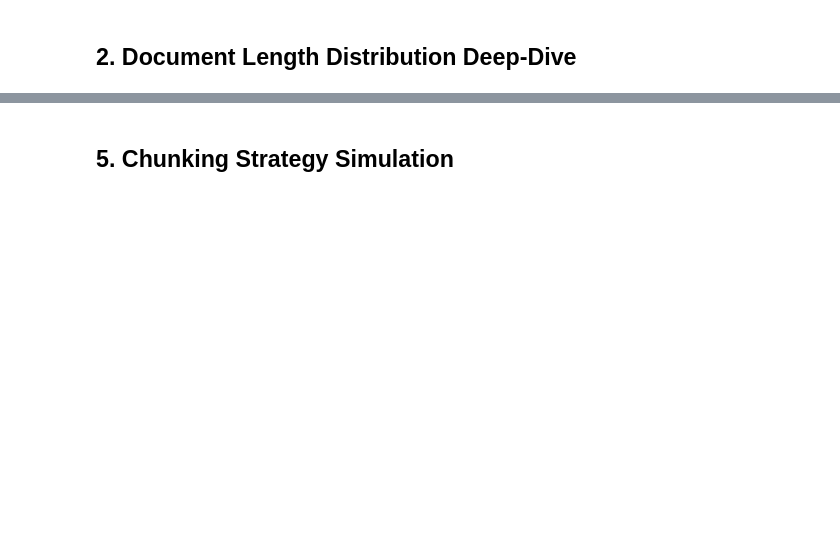
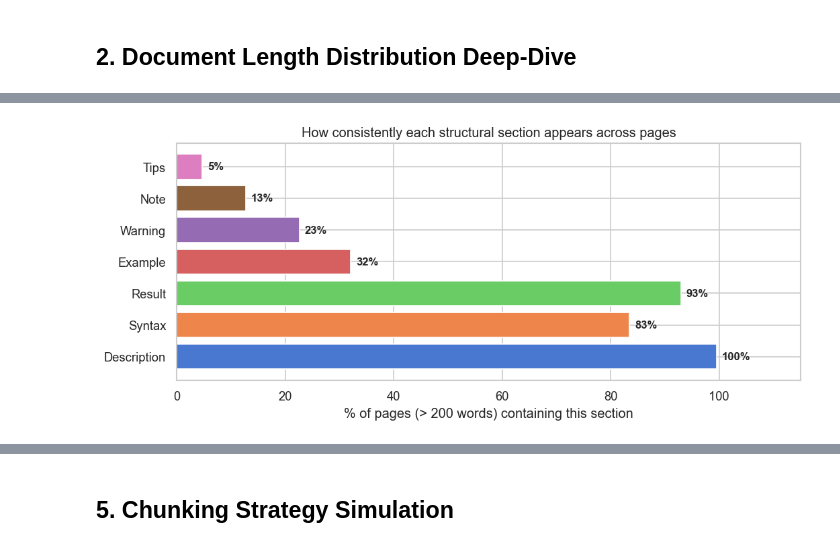
Before and after one commit to adrianmarino19/pql-agent, a Jupyter notebook: notebooks/chunking_analysis.ipynb, the cells around one changed output, grey strips where cells are left out. Drawn from its saved outputs; the diff is of its cells as text; code cells hidden in the pictures; blank space fills up the shorter version.

```diff
--- a/notebooks/chunking_analysis.ipynb
+++ b/notebooks/chunking_analysis.ipynb
@@ -199,24 +200,0 @@ plt.show()
-# %%
-# Average tokens between H2 headers (mean section length)
-def avg_section_tokens(row):
-    text = row['full_content']
-    if not isinstance(text, str) or row['h2_count'] == 0:
-        return np.nan
-    sections = re.split(r'^## ', text, flags=re.MULTILINE)
-    token_counts = [len(enc.encode(s)) for s in sections if s.strip()]
-    return np.mean(token_counts) if token_counts else np.nan
-
-df['avg_section_tokens'] = df.apply(avg_section_tokens, axis=1)
-
-fig, ax = plt.subplots(figsize=(8, 4))
-valid = df['avg_section_tokens'].dropna()
-sns.histplot(valid, bins=30, ax=ax, kde=True)
-for size, color in zip([256, 512, 1024], ['red', 'orange', 'green']):
-    ax.axvline(size, color=color, linestyle='--', label=f'{size} tokens')
-ax.set_xlabel('Avg tokens per H2 section')
-ax.set_ylabel('# Documents')
-ax.set_title(f'Avg Section Length (H2-split) — {len(valid)} docs with H2 headers')
-ax.legend()
-plt.tight_layout()
-plt.show()
-print(f'Mean avg section: {valid.mean():.0f} tokens | Median: {valid.median():.0f} tokens')
@@ -278,0 +265,23 @@ print(df.groupby('content_type')['token_count'].describe().round(0))
+# %%
+# ── 3.2  Section presence bar chart ─────────────────────────────────────────
+section_keywords = ['Description', 'Syntax', 'Result',
+                    'Example', 'Warning', 'Note', 'Tips']
+
+present = {
+    kw: big['full_content'].str.contains(rf'\b{kw}\b', na=False).mean() * 100
+    for kw in section_keywords
+}
+
+fig, ax = plt.subplots(figsize=(9, 4))
+palette = sns.color_palette('muted', len(present))
+bars = ax.barh(list(present.keys()), list(present.values()), color=palette)
+ax.set_xlabel('% of pages (> 200 words) containing this section')
+ax.set_title('How consistently each structural section appears across pages')
+ax.set_xlim(0, 115)
+for bar, val in zip(bars, present.values()):
+    ax.text(val + 1, bar.get_y() + bar.get_height() / 2,
+            f'{val:.0f}%', va='center', fontsize=10, fontweight='bold')
+plt.tight_layout()
+plt.show()
+# %% [output]
+[figure, added]
```
Also changed, not shown: parts of 27 cells of this notebook, 3 other files.
